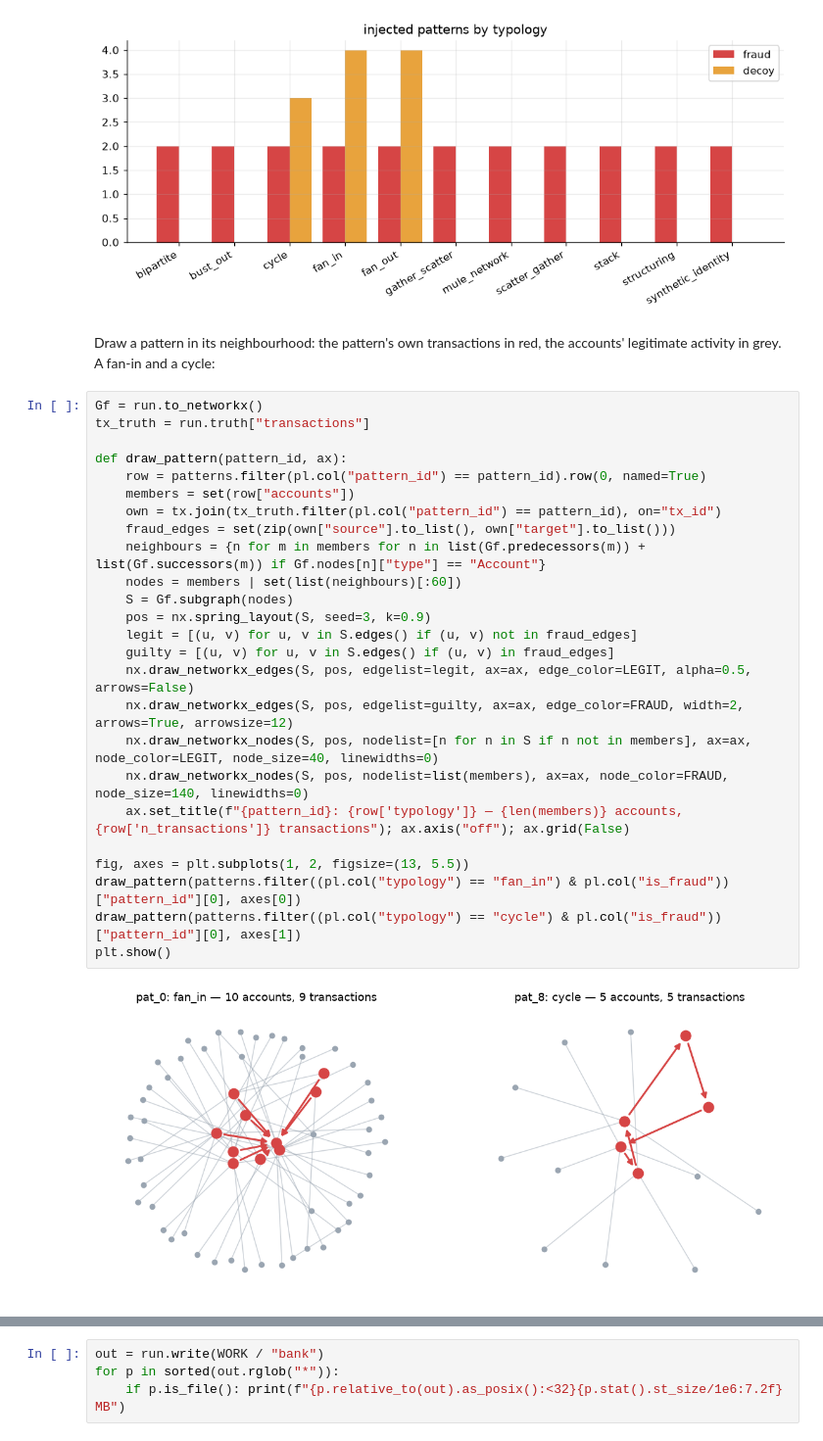
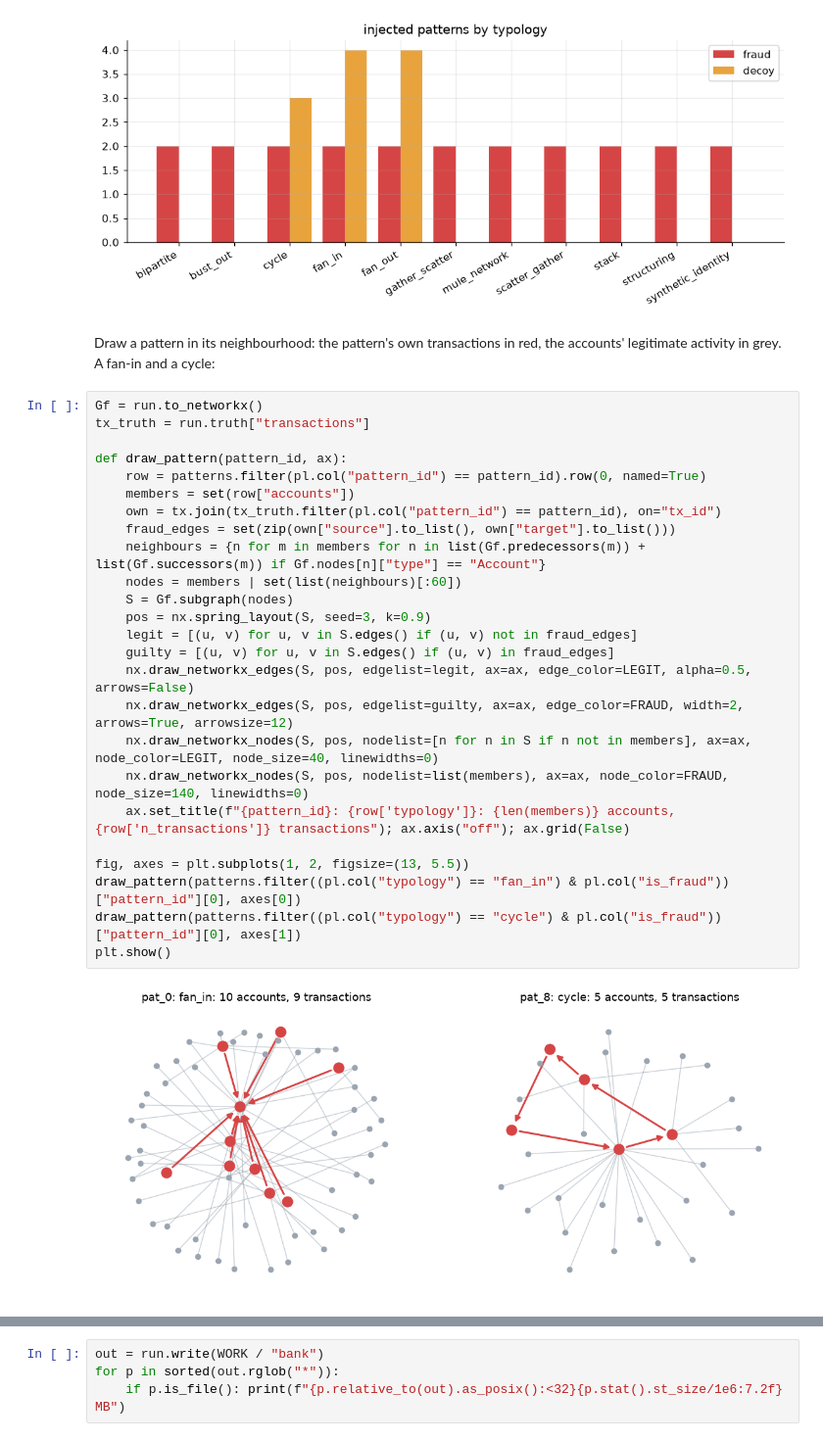
Before and after one commit to graphgeeks-lab/graphfaker, a Jupyter notebook: docs/notebooks/graphfaker_tour.ipynb, the cells around one changed output, grey strips where cells are left out. Shown at 98% size. Drawn from its saved outputs; the diff is of its cells as text.

```diff
--- a/docs/notebooks/graphfaker_tour.ipynb
+++ b/docs/notebooks/graphfaker_tour.ipynb
@@ -284,33 +270,32 @@ plt.show()
 # %% [output]
 [figure]
 # %% [markdown]
-Draw a pattern in its neighbourhood: the pattern's own transactions in red, the accounts' legitimate activity in grey.
-A fan-in and a cycle:
+Draw a pattern in its neighbourhood: the pattern's own transactions in red, the accounts' legitimate activity in grey. A fan-in and a cycle:
 # %%
 Gf = run.to_networkx()
 tx_truth = run.truth["transactions"]
 
 def draw_pattern(pattern_id, ax):
     row = patterns.filter(pl.col("pattern_id") == pattern_id).row(0, named=True)
     members = set(row["accounts"])
     own = tx.join(tx_truth.filter(pl.col("pattern_id") == pattern_id), on="tx_id")
     fraud_edges = set(zip(own["source"].to_list(), own["target"].to_list()))
     neighbours = {n for m in members for n in list(Gf.predecessors(m)) + list(Gf.successors(m)) if Gf.nodes[n]["type"] == "Account"}
     nodes = members | set(list(neighbours)[:60])
     S = Gf.subgraph(nodes)
     pos = nx.spring_layout(S, seed=3, k=0.9)
     legit = [(u, v) for u, v in S.edges() if (u, v) not in fraud_edges]
     guilty = [(u, v) for u, v in S.edges() if (u, v) in fraud_edges]
     nx.draw_networkx_edges(S, pos, edgelist=legit, ax=ax, edge_color=LEGIT, alpha=0.5, arrows=False)
     nx.draw_networkx_edges(S, pos, edgelist=guilty, ax=ax, edge_color=FRAUD, width=2, arrows=True, arrowsize=12)
     nx.draw_networkx_nodes(S, pos, nodelist=[n for n in S if n not in members], ax=ax, node_color=LEGIT, node_size=40, linewidths=0)
     nx.draw_networkx_nodes(S, pos, nodelist=list(members), ax=ax, node_color=FRAUD, node_size=140, linewidths=0)
-    ax.set_title(f"{pattern_id}: {row['typology']} — {len(members)} accounts, {row['n_transactions']} transactions"); ax.axis("off"); ax.grid(False)
+    ax.set_title(f"{pattern_id}: {row['typology']}: {len(members)} accounts, {row['n_transactions']} transactions"); ax.axis("off"); ax.grid(False)
 
 fig, axes = plt.subplots(1, 2, figsize=(13, 5.5))
 draw_pattern(patterns.filter((pl.col("typology") == "fan_in") & pl.col("is_fraud"))["pattern_id"][0], axes[0])
 draw_pattern(patterns.filter((pl.col("typology") == "cycle") & pl.col("is_fraud"))["pattern_id"][0], axes[1])
 plt.show()
 # %% [output]
-[figure, old version]
+[figure, new version]
 # %% [markdown]
```
Also changed, not shown: parts of 39 cells of this notebook, 41 other files.
